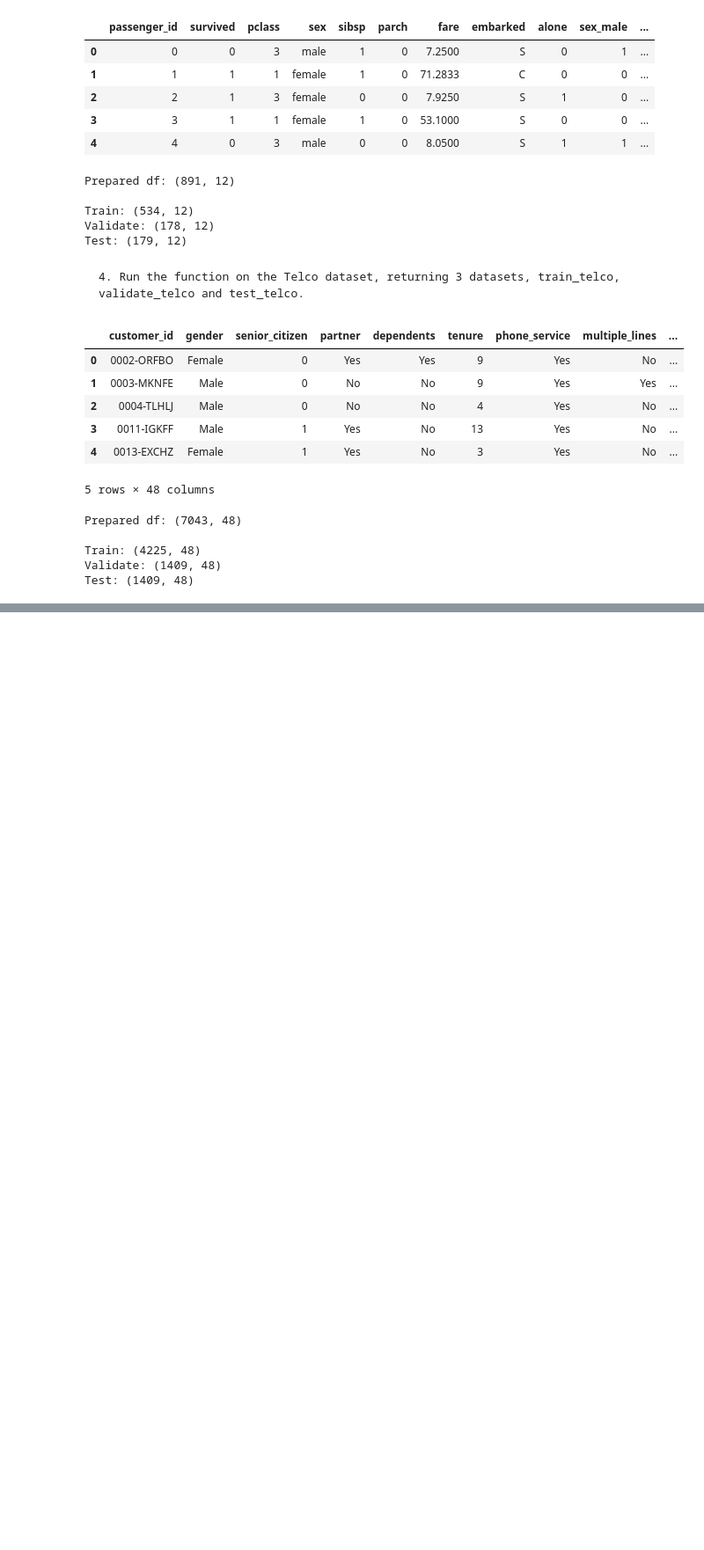
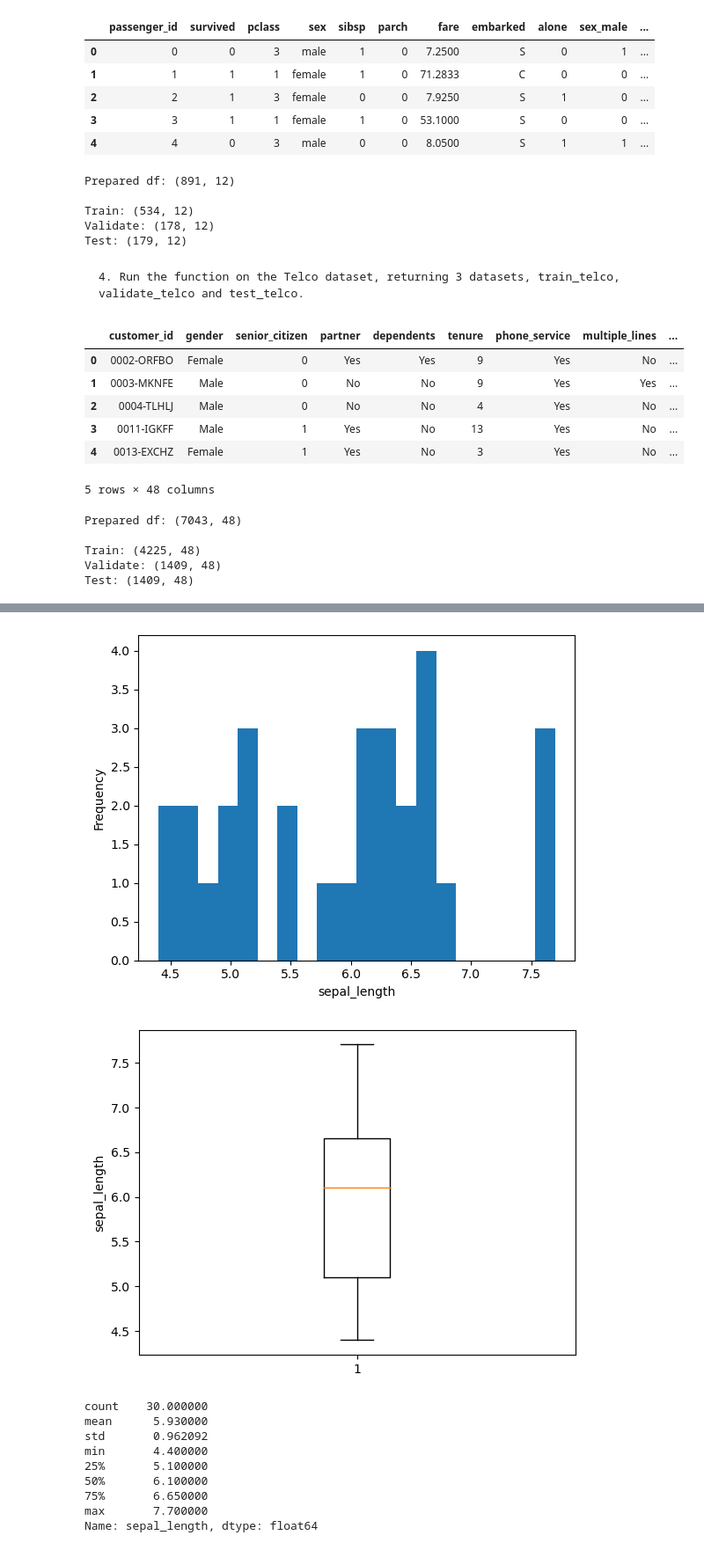
Before and after one commit to rosendo-lugo/classification-exercises, a Jupyter notebook: classification_exercises.ipynb, the cells around one changed output, grey strips where cells are left out. Shown at 88% size. Saved outputs shown, nothing was run; the diff lists cells and outputs as text; code cells hidden in the pictures; blank space fills up the shorter version.

```diff
--- a/classification_exercises.ipynb
+++ b/classification_exercises.ipynb
@@ -1148,0 +1316,30 @@ Test: (1409, 48)
+# %%
+# Iterate over each quantitative variable
+for col in test.select_dtypes(include=['float', 'int']):
+
+    # Create a histogram
+    plt.hist(test[col], bins=20)
+    plt.xlabel(col)
+    plt.ylabel('Frequency')
+    plt.show()
+
+    # Create a boxplot
+    plt.boxplot(test[col])
+    plt.ylabel(col)
+    plt.show()
+
+    # Compute descriptive statistics
+    stats = test[col].describe()
+    print(stats)
+# %% [output]
+[figure, added]
+[figure, added]
+count    30.000000
+mean      5.930000
+std       0.962092
+min       4.400000
+25%       5.100000
+50%       6.100000
+75%       6.650000
+max       7.700000
+Name: sepal_length, dtype: float64
```
Also changed, not shown: parts of 34 cells of this notebook, 4 other files.
